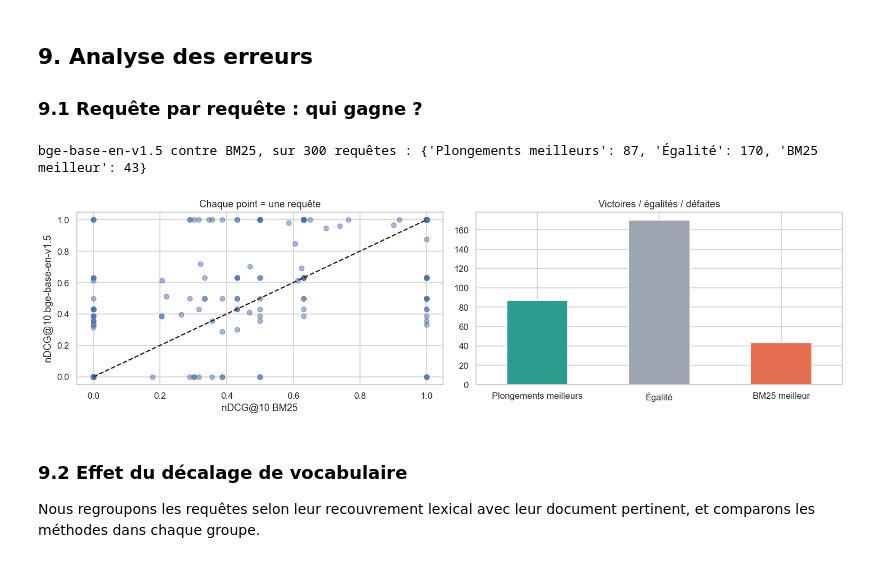
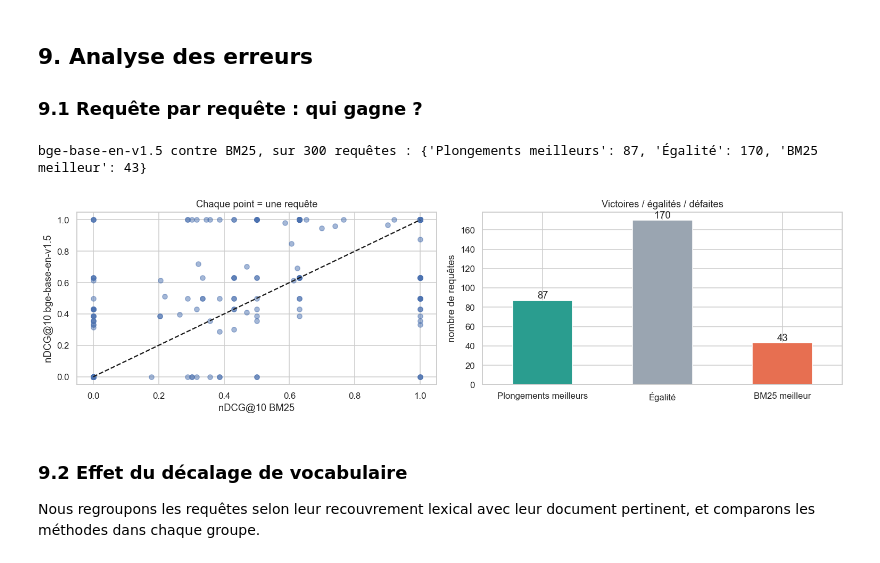
Before and after one commit to Taha2053/semantic-search-nlp, a Jupyter notebook: Semantic_Search_Embeddings.ipynb, the cells around one changed output. Drawn from its saved outputs; the diff is of its cells as text; code cells hidden in the pictures.

```diff
--- a/Semantic_Search_Embeddings.ipynb
+++ b/Semantic_Search_Embeddings.ipynb
@@ -462,8 +462,9 @@ colors = {"Lexical (baseline)": "#9aa5b1", "Plongements": "#4c72b0", "Hybride":
 ax[0].barh(plot_df["Méthode"], plot_df["nDCG@10"], xerr=err, color=plot_df["Famille"].map(colors), capsize=3)
 ax[0].invert_yaxis(); ax[0].axvline(table.loc["BM25", "nDCG@10"], color="k", ls=":", label="BM25")
 ax[0].set(xlabel="nDCG@10 (IC 95 %)", title="Performance sur le test", xlim=(0.5, None))
-for f, c in colors.items(): ax[0].barh([], [], color=c, label=f)
-ax[0].legend(loc="lower right")
+from matplotlib.patches import Patch
+handles = [plt.Line2D([], [], color="k", ls=":", label="BM25")] + [Patch(color=c, label=f) for f, c in colors.items()]
+ax[0].legend(handles=handles, loc="lower right")
 
 melt = table[["nDCG@10", "MRR@10", "Rappel@10", "Rappel@100"]].reset_index().melt(id_vars="index")
 sns.barplot(data=melt, x="variable", y="value", hue="index", ax=ax[1])
@@ -500,18 +501,19 @@ plt.title("Qualité en fonction de la taille du modèle"); plt.legend(); plt.sho
 # %%
 best = table.index[0]
 best_single = max(MODELS, key=lambda m: table.loc[m, "nDCG@10"])
 delta = PER_QUERY[best_single]["nDCG@10"] - PER_QUERY["BM25"]["nDCG@10"]
 wtl = pd.Series({"Plongements meilleurs": (delta > 0.01).sum(), "Égalité": (delta.abs() <= 0.01).sum(), "BM25 meilleur": (delta < -0.01).sum()})
 print(f"{best_single} contre BM25, sur {len(delta)} requêtes :", wtl.to_dict())
 
 fig, ax = plt.subplots(1, 2, figsize=(14, 4))
 ax[0].scatter(PER_QUERY["BM25"]["nDCG@10"], PER_QUERY[best_single]["nDCG@10"], alpha=.5)
 ax[0].plot([0, 1], [0, 1], "k--"); ax[0].set(xlabel="nDCG@10 BM25", ylabel=f"nDCG@10 {best_single}", title="Chaque point = une requête")
-wtl.plot.bar(ax=ax[1], color=["#2a9d8f", "#9aa5b1", "#e76f51"], rot=0); ax[1].set(title="Victoires / égalités / défaites")
+wtl.plot.bar(ax=ax[1], color=["#2a9d8f", "#9aa5b1", "#e76f51"], rot=0); ax[1].set(title="Victoires / égalités / défaites", ylabel="nombre de requêtes")
+ax[1].bar_label(ax[1].containers[0])
 plt.tight_layout(); plt.show()
 # %% [output]
 bge-base-en-v1.5 contre BM25, sur 300 requêtes : {'Plongements meilleurs': 87, 'Égalité': 170, 'BM25 meilleur': 43}
-[figure, old version]
+[figure, new version]
 # %% [markdown]
 ### 9.2 Effet du décalage de vocabulaire
 Nous regroupons les requêtes selon leur recouvrement lexical avec leur document pertinent, et comparons les méthodes dans chaque groupe.
```
Also changed, not shown: parts of 7 cells of this notebook, 12 other files.
